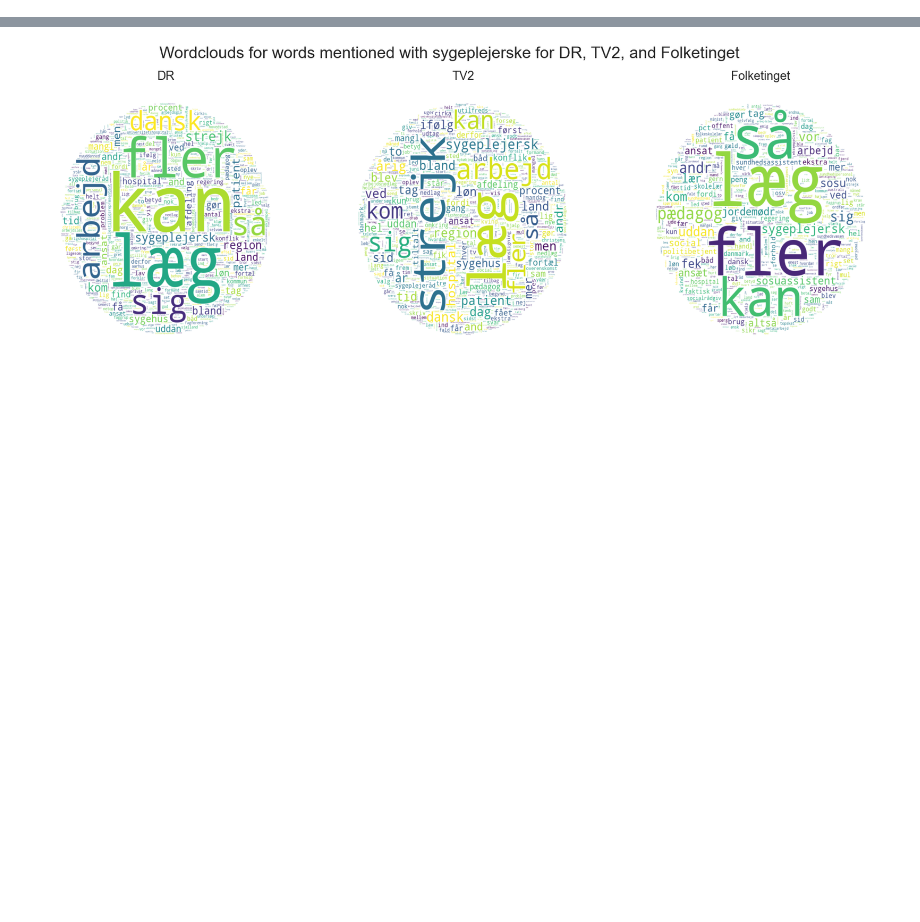
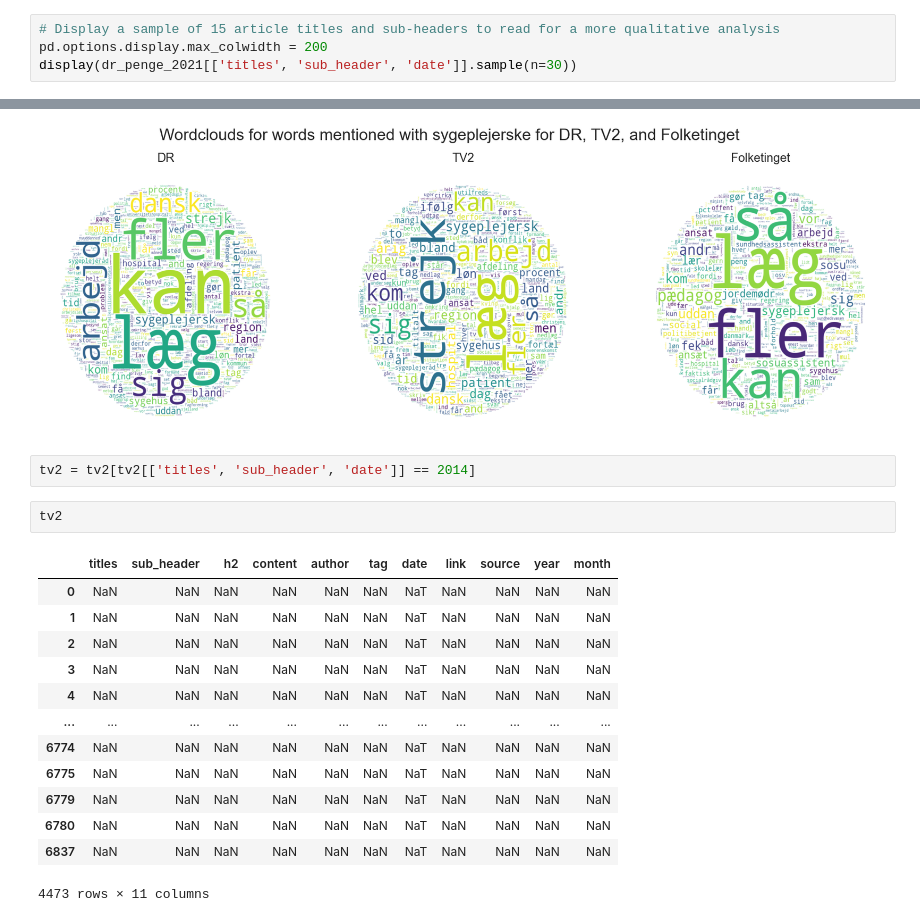
Before and after one commit to danawang10/isds29, a Jupyter notebook: Projekt/Complete project/Complete file_simon_playground.ipynb, the cells around one changed output, grey strips where cells are left out. Drawn from its saved outputs; the diff is of its cells as text; blank space fills up the shorter version.

```diff
--- a/Projekt/Complete project/Complete file_simon_playground.ipynb
+++ b/Projekt/Complete project/Complete file_simon_playground.ipynb
@@ -995,0 +1009,4 @@ dr_penge_tag_count = dr_penge_tag_count
+# %%
+# Display a sample of 15 article titles and sub-headers to read for a more qualitative analysis
+pd.options.display.max_colwidth = 200
+display(dr_penge_2021[['titles', 'sub_header', 'date']].sample(n=30))
@@ -1200,3 +1258,21 @@ _=plt.title("Folketinget", fontsize=24)
 plt.savefig("wordcloud.jpg")
 # %% [output]
 [figure]
+# %%
+tv2 = tv2[tv2[['titles', 'sub_header', 'date']] == 2014]
+# %%
+tv2
+# %% [output]
+|  | titles | sub_header | h2 | content | author | tag | date | link | source | year | month |
+| 0 | NaN | NaN | NaN | NaN | NaN | NaN | NaT | NaN | NaN | NaN | NaN |
+| 1 | NaN | NaN | NaN | NaN | NaN | NaN | NaT | NaN | NaN | NaN | NaN |
+| 2 | NaN | NaN | NaN | NaN | NaN | NaN | NaT | NaN | NaN | NaN | NaN |
+| 3 | NaN | NaN | NaN | NaN | NaN | NaN | NaT | NaN | NaN | NaN | NaN |
+| 4 | NaN | NaN | NaN | NaN | NaN | NaN | NaT | NaN | NaN | NaN | NaN |
+| ... | ... | ... | ... | ... | ... | ... | ... | ... | ... | ... | ... |
+| 6774 | NaN | NaN | NaN | NaN | NaN | NaN | NaT | NaN | NaN | NaN | NaN |
+| 6775 | NaN | NaN | NaN | NaN | NaN | NaN | NaT | NaN | NaN | NaN | NaN |
+| 6779 | NaN | NaN | NaN | NaN | NaN | NaN | NaT | NaN | NaN | NaN | NaN |
+| 6780 | NaN | NaN | NaN | NaN | NaN | NaN | NaT | NaN | NaN | NaN | NaN |
+| 6837 | NaN | NaN | NaN | NaN | NaN | NaN | NaT | NaN | NaN | NaN | NaN |
+4473 rows × 11 columns
```
Also changed, not shown: parts of 10 cells of this notebook, 2 other files.
